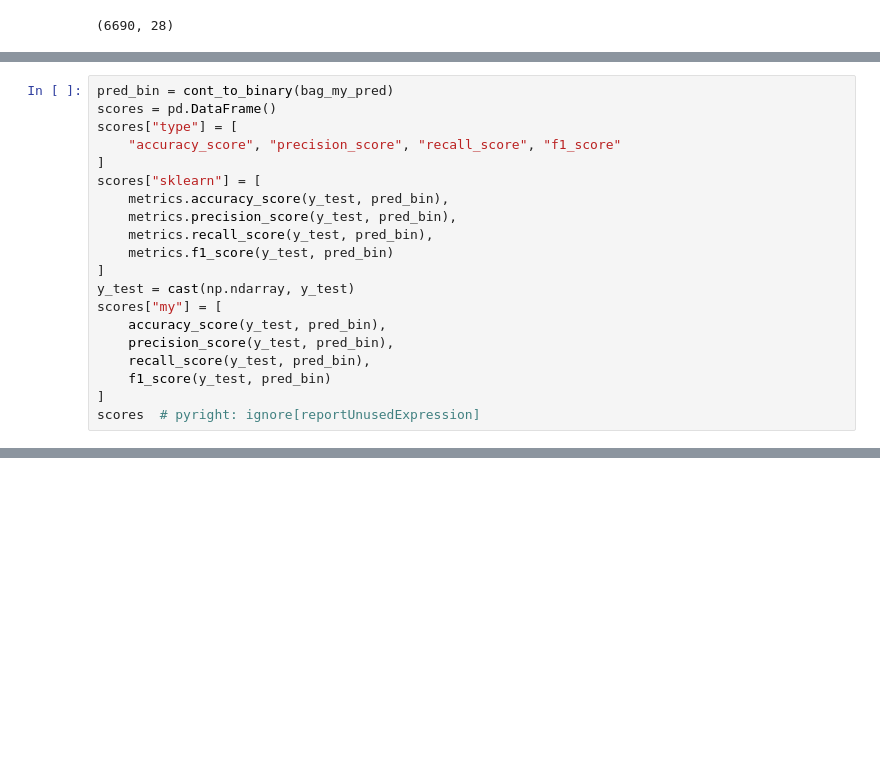
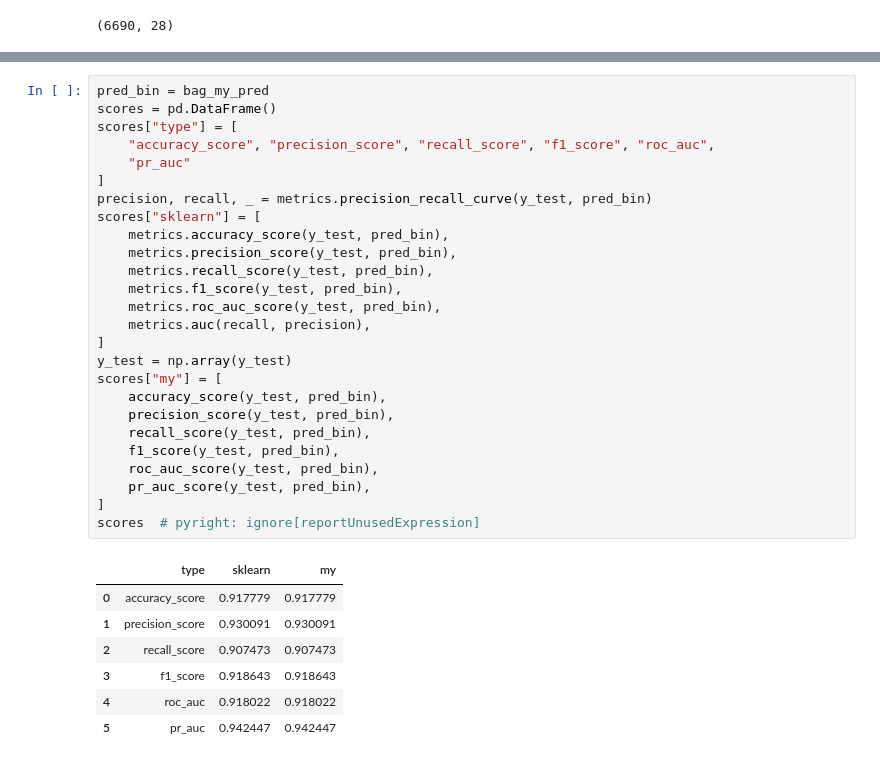
Before and after one commit to zggff/mai_ml, a Jupyter notebook: lab.ipynb, the cells around one changed output, grey strips where cells are left out. Saved outputs shown, nothing was run; the diff lists cells and outputs as text; blank space fills up the shorter version.

```diff
--- a/lab.ipynb
+++ b/lab.ipynb
@@ -306,20 +375,0 @@ def f1_score(y_true: np.ndarray,
-# %%
-pred_bin = cont_to_binary(bag_my_pred)
-scores = pd.DataFrame()
-scores["type"] = [
-    "accuracy_score", "precision_score", "recall_score", "f1_score"
-]
-scores["sklearn"] = [
-    metrics.accuracy_score(y_test, pred_bin),
-    metrics.precision_score(y_test, pred_bin),
-    metrics.recall_score(y_test, pred_bin),
-    metrics.f1_score(y_test, pred_bin)
-]
-y_test = cast(np.ndarray, y_test)
-scores["my"] = [
-    accuracy_score(y_test, pred_bin),
-    precision_score(y_test, pred_bin),
-    recall_score(y_test, pred_bin),
-    f1_score(y_test, pred_bin)
-]
-scores  # pyright: ignore[reportUnusedExpression]
@@ -525,0 +376,34 @@ fin_out.describe()
+# %%
+pred_bin = bag_my_pred
+scores = pd.DataFrame()
+scores["type"] = [
+    "accuracy_score", "precision_score", "recall_score", "f1_score", "roc_auc",
+    "pr_auc"
+]
+precision, recall, _ = metrics.precision_recall_curve(y_test, pred_bin)
+scores["sklearn"] = [
+    metrics.accuracy_score(y_test, pred_bin),
+    metrics.precision_score(y_test, pred_bin),
+    metrics.recall_score(y_test, pred_bin),
+    metrics.f1_score(y_test, pred_bin),
+    metrics.roc_auc_score(y_test, pred_bin),
+    metrics.auc(recall, precision),
+]
+y_test = np.array(y_test)
+scores["my"] = [
+    accuracy_score(y_test, pred_bin),
+    precision_score(y_test, pred_bin),
+    recall_score(y_test, pred_bin),
+    f1_score(y_test, pred_bin),
+    roc_auc_score(y_test, pred_bin),
+    pr_auc_score(y_test, pred_bin),
+]
+scores  # pyright: ignore[reportUnusedExpression]
+# %% [output]
+|  | type | sklearn | my |
+| 0 | accuracy_score | 0.917779 | 0.917779 |
+| 1 | precision_score | 0.930091 | 0.930091 |
+| 2 | recall_score | 0.907473 | 0.907473 |
+| 3 | f1_score | 0.918643 | 0.918643 |
+| 4 | roc_auc | 0.918022 | 0.918022 |
+| 5 | pr_auc | 0.942447 | 0.942447 |
```
Also changed, not shown: parts of 22 cells of this notebook, 1 other file.
